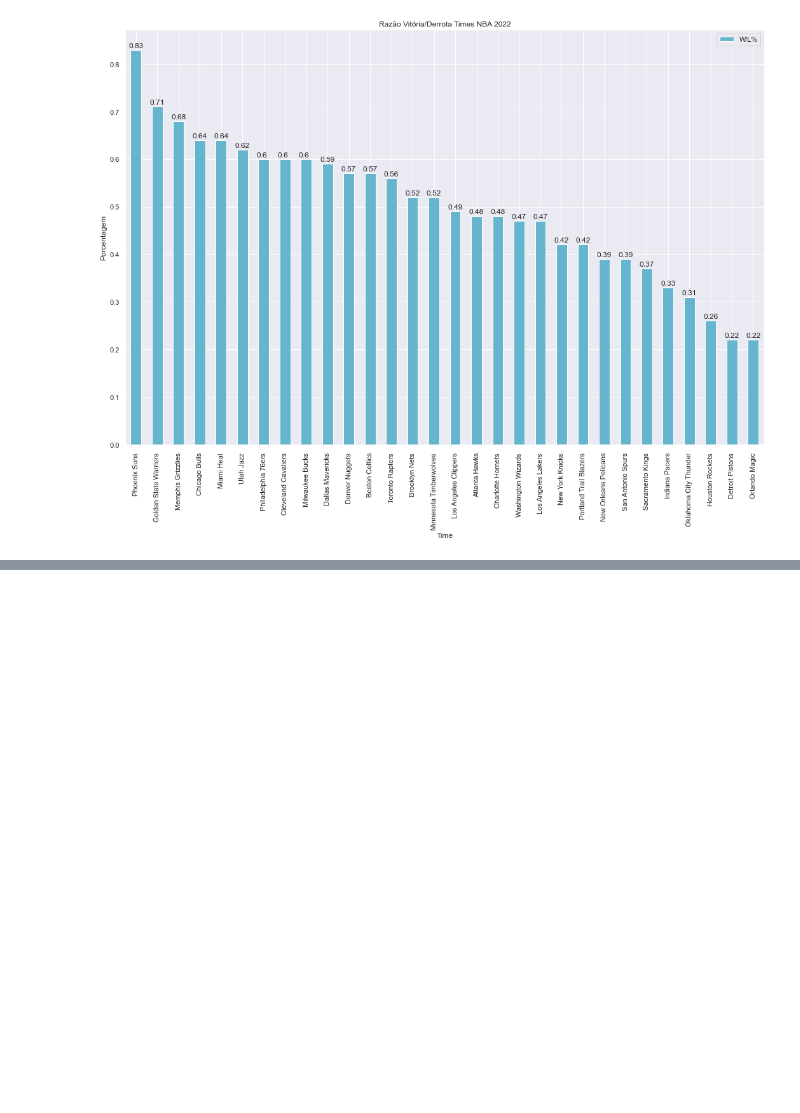
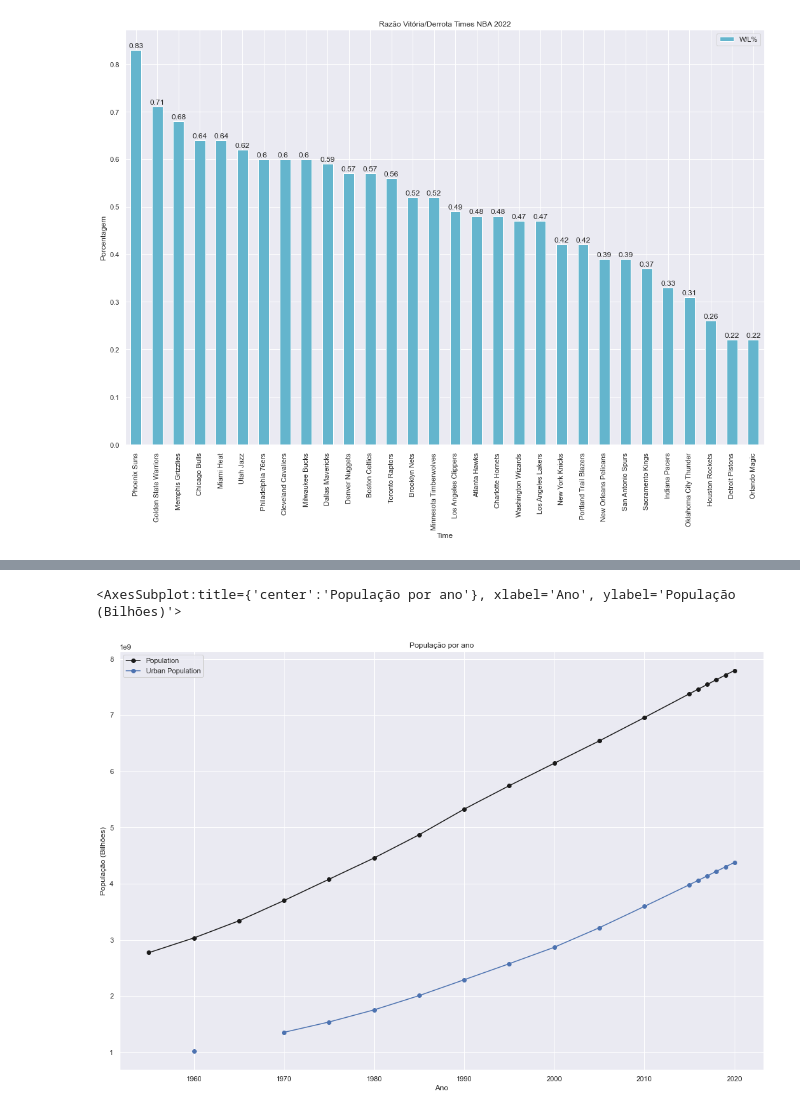
Before and after one commit to guimasuko/project, a Jupyter notebook: classes.ipynb, the cells around one changed output, grey strips where cells are left out. Cells and saved outputs as stored; diff of their text form; code cells hidden in the pictures; blank space fills up the shorter version.

```diff
--- a/classes.ipynb
+++ b/classes.ipynb
@@ -279,0 +321,21 @@ for index, value in enumerate(y):
+# %%
+# retirando o símbolo % da coluna Urban Pop %
+for i in range(len(df)):
+    if df['Urban Pop %'][i] != 'N.A.':
+        df['Urban Pop %'][i] = df['Urban Pop %'][i][:-2]
+    else:
+        pass
+# %%
+# tratando os N.A
+df['Urban Population'] = df['Urban Population'].replace("N.A.", np.nan)
+df['Urban Pop %'] = df['Urban Pop %'].replace("N.A.", np.nan)
+# %%
+# transformando as colunas de string para numeric
+df['Population'] = pd.to_numeric(df['Population'])
+df['Urban Population'] = pd.to_numeric(df['Urban Population'])
+df['Year (July 1)'] = pd.to_numeric(df['Year (July 1)'])
+df['Urban Pop %'] = pd.to_numeric(df['Urban Pop %'])
+# %%
+# dataframe pronto
+df.rename(columns={'Year (July 1)': 'Year'}, inplace=True)
+df
@@ -279,0 +360,15 @@ for index, value in enumerate(y):
+# %%
+df.plot(
+    x='Year',
+    y=['Population','Urban Population'],
+    kind='line',
+    marker='o',
+    xlabel='Ano',
+    ylabel="População (Bilhões)",
+    title="População por ano",
+    color=['k','b'],
+    figsize=(18,12)
+    )
+# %% [output]
+<AxesSubplot:title={'center':'População por ano'}, xlabel='Ano', ylabel='População (Bilhões)'>
+[figure, added]
```
Also changed, not shown: parts of 22 cells of this notebook, 2 other files.
